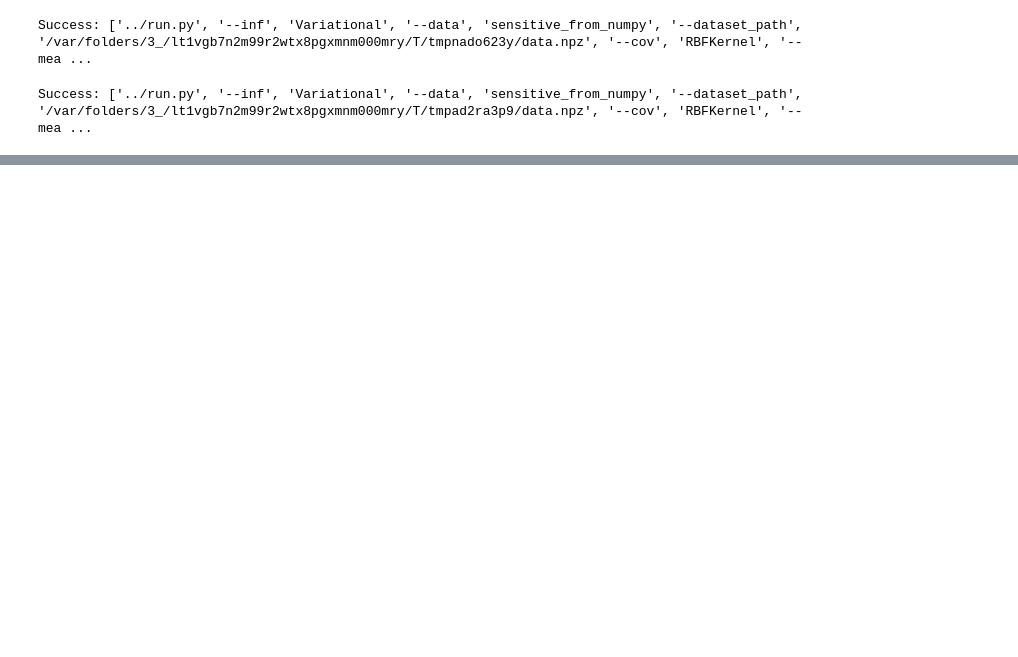
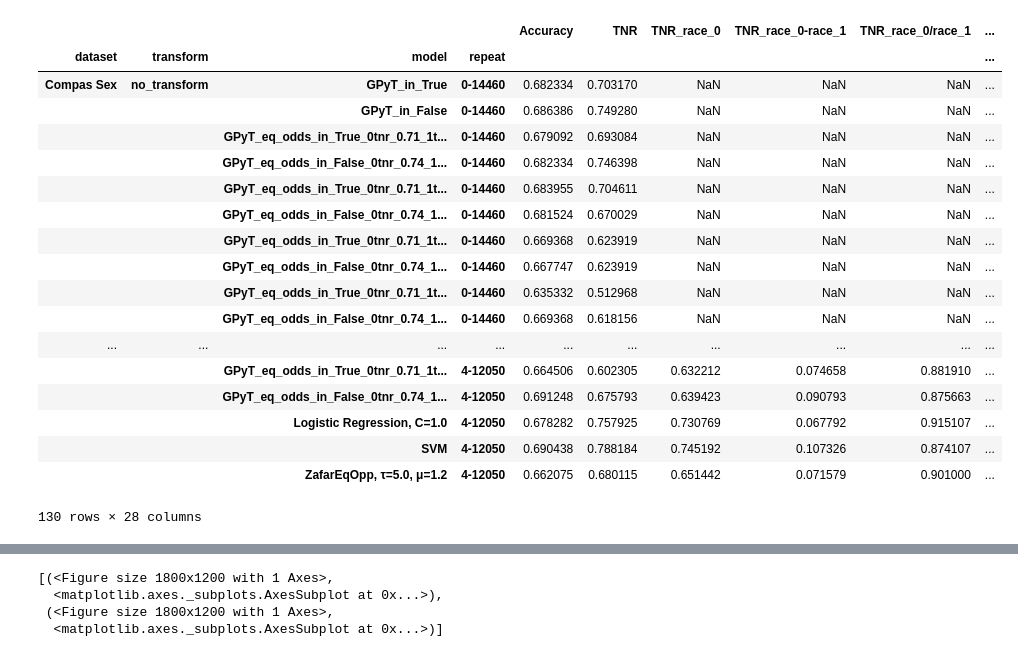
Before and after one commit to wearepal/ethicml-models, a Jupyter notebook: experiments/example.ipynb, the cells around one changed output, grey strips where cells are left out. Cells and saved outputs as stored; diff of their text form; code cells hidden in the pictures; blank space fills up the shorter version.

```diff
--- a/experiments/example.ipynb
+++ b/experiments/example.ipynb
@@ -10,14 +9,15 @@ from ethicml.metrics import Accuracy, ProbPos, TPR, TNR, AbsCV
 from ethicml.preprocessing import train_test_split
 from ethicml.visualisation.plot import plot_mean_std_box
 # %%
-# tell the model where the "run.py" is
-file_name = Path('..') / "run.py"
+# YOU DON'T HAVE TO UNDERSTAND THE CODE IN THIS CELL
+# we only tell the model where the "run.py" is and where the python executable is
+code_dir = Path('..')
 def gp(**kwargs):
-    return GPyT(file_name=file_name, executable=sys.executable, **kwargs)
+    return GPyT(code_dir=code_dir, **kwargs)
 def gp_dp(**kwargs):
-    return GPyTDemPar(file_name=file_name, executable=sys.executable, **kwargs)
+    return GPyTDemPar(code_dir=code_dir, **kwargs)
 def gp_eo(**kwargs):
-    return GPyTEqOdds(file_name=file_name, executable=sys.executable, **kwargs)
+    return GPyTEqOdds(code_dir=code_dir, **kwargs)
 # %%
 # tnr_race_False = 0.724
 # tnr_race_True = 0.702
@@ -27,40 +27,63 @@ tnr_in_true_race = 0.71
 tnr_in_false_race = 0.74
 tnr_in_true_sex = 0.72
 tnr_in_false_sex = 0.77
+# %%
+# specify flags for GP
+gp_flags = dict(epochs=70, length_scale=1.2, use_loo=False, iso=False)
 # %%
 algos = []
 
-# algos += [gp(epochs=2, s_as_input=True)]
+algos += [gp(s_as_input=True, flags=gp_flags)]
+algos += [gp(s_as_input=False, flags=gp_flags)]
 # algos += [gp_dp(epochs=70, s_as_input=True)]
-for tpr in [0.7]:
-    algos += [gp_eo(epochs=10, s_as_input=True, tnr1=tnr_in_true_race, tnr0=tnr_in_true_race, tpr0=tpr, tpr1=tpr)]
-    algos += [gp_eo(epochs=10, s_as_input=False, tnr1=tnr_in_false_race, tnr0=tnr_in_false_race, tpr0=tpr, tpr1=tpr)]
+
+for tpr in [0.6,0.7,0.8,0.9]:
+    algos += [gp_eo(s_as_input=True, tnr1=tnr_in_true_race, tnr0=tnr_in_true_race, tpr0=tpr, tpr1=tpr, flags=gp_flags)]
+    algos += [gp_eo(s_as_input=False, tnr1=tnr_in_false_race, tnr0=tnr_in_false_race, tpr0=tpr, tpr1=tpr, flags=gp_flags)]
 
 baselines = [
-    LR(),
-    SVM(),
-    Agarwal(),
-    Kamiran(),
+     LR(),
+     SVM(),
+#     Agarwal(fairness="EqOd"),
+#     Kamiran(),
 #     Kamishima(),
+    ZafarEqOpp(),
 ]
-# algos += baselines
+algos += baselines
 # %%
 data = [
     Compas("Race"),
-#     Compas("Sex"),
+    Compas("Sex"),
 #     Adult("Race"),
 #     Adult("Sex"),
 ]
 # %%
 results = evaluate_models(
     datasets=data,
     inprocess_models=algos,
     metrics=[Accuracy(), ProbPos(), TPR(), TNR()],
     per_sens_metrics=[ProbPos(), TPR(), TNR()],
-    repeats=1,
+    repeats=5,
     delete_prev=True,  # delete previous results
 )
 results
 # %% [output]
+|  |  |  |  | Accuracy | TNR | TNR_race_0 | TNR_race_0-race_1 | TNR_race_0/race_1 | ... |
+| dataset | transform | model | repeat |  |  |  |  |  | ... |
+| Compas Sex | no_transform | GPyT_in_True | 0-14460 | 0.682334 | 0.703170 | NaN | NaN | NaN | ... |
+|  |  | GPyT_in_False | 0-14460 | 0.686386 | 0.749280 | NaN | NaN | NaN | ... |
+|  |  | GPyT_eq_odds_in_True_0tnr_0.71_1t... | 0-14460 | 0.679092 | 0.693084 | NaN | NaN | NaN | ... |
+|  |  | GPyT_eq_odds_in_False_0tnr_0.74_1... | 0-14460 | 0.682334 | 0.746398 | NaN | NaN | NaN | ... |
+|  |  | GPyT_eq_odds_in_True_0tnr_0.71_1t... | 0-14460 | 0.683955 | 0.704611 | NaN | NaN | NaN | ... |
+|  |  | GPyT_eq_odds_in_False_0tnr_0.74_1... | 0-14460 | 0.681524 | 0.670029 | NaN | NaN | NaN | ... |
+|  |  | GPyT_eq_odds_in_True_0tnr_0.71_1t... | 0-14460 | 0.669368 | 0.623919 | NaN | NaN | NaN | ... |
+|  |  | GPyT_eq_odds_in_False_0tnr_0.74_1... | 0-14460 | 0.667747 | 0.623919 | NaN | NaN | NaN | ... |
+|  |  | GPyT_eq_odds_in_True_0tnr_0.71_1t... | 0-14460 | 0.635332 | 0.512968 | NaN | NaN | NaN | ... |
+|  |  | GPyT_eq_odds_in_False_0tnr_0.74_1... | 0-14460 | 0.669368 | 0.618156 | NaN | NaN | NaN | ... |
+| ... | ... | ... | ... | ... | ... | ... | ... | ... | ... |
+|  |  | GPyT_eq_odds_in_True_0tnr_0.71_1t... | 4-12050 | 0.664506 | 0.602305 | 0.632212 | 0.074658 | 0.881910 | ... |
+|  |  | GPyT_eq_odds_in_False_0tnr_0.74_1... | 4-12050 | 0.691248 | 0.675793 | 0.639423 | 0.090793 | 0.875663 | ... |
+|  |  | Logistic Regression, C=1.0 | 4-12050 | 0.678282 | 0.757925 | 0.730769 | 0.067792 | 0.915107 | ... |
+|  |  | SVM | 4-12050 | 0.690438 | 0.788184 | 0.745192 | 0.107326 | 0.874107 | ... |
+|  |  | ZafarEqOpp, τ=5.0, μ=1.2 | 4-12050 | 0.662075 | 0.680115 | 0.651442 | 0.071579 | 0.901000 | ... |
-Success: ['../run.py', '--inf', 'Variational', '--data', 'sensitive_from_numpy', '--dataset_path', '/var/folders/3_/lt1vgb7n2m99r2wtx8pgxmnm000mry/T/tmpnado623y/data.npz', '--cov', 'RBFKernel', '--mea ...
+130 rows × 28 columns
-Success: ['../run.py', '--inf', 'Variational', '--data', 'sensitive_from_numpy', '--dataset_path', '/var/folders/3_/lt1vgb7n2m99r2wtx8pgxmnm000mry/T/tmpad2ra3p9/data.npz', '--cov', 'RBFKernel', '--mea ...
@@ -71,3 +90,15 @@ Success: ['../run.py', '--inf', 'Variational', '--data', 'sensitive_from_numpy',
+# %%
+# import pandas as pd
+# results = pd.read_csv("results/Compas Race_no_transform.csv").set_index(["dataset", "transform", "model", "repeat"])
+
+plot_mean_std_box(results, Accuracy(), TPR())
+# figs_plots = plot_mean_std_box(results, "Accuracy", "TPR_race_0/race_1")
+# figs_plots[0][0]
+# %% [output]
+[(<Figure size 1800x1200 with 1 Axes>,
+  <matplotlib.axes._subplots.AxesSubplot at 0x...>),
+ (<Figure size 1800x1200 with 1 Axes>,
+  <matplotlib.axes._subplots.AxesSubplot at 0x...>)]
 # %%
 train, test = train_test_split(load_data(Adult()))
 # %%
```
Also changed, not shown: parts of 5 cells of this notebook.
